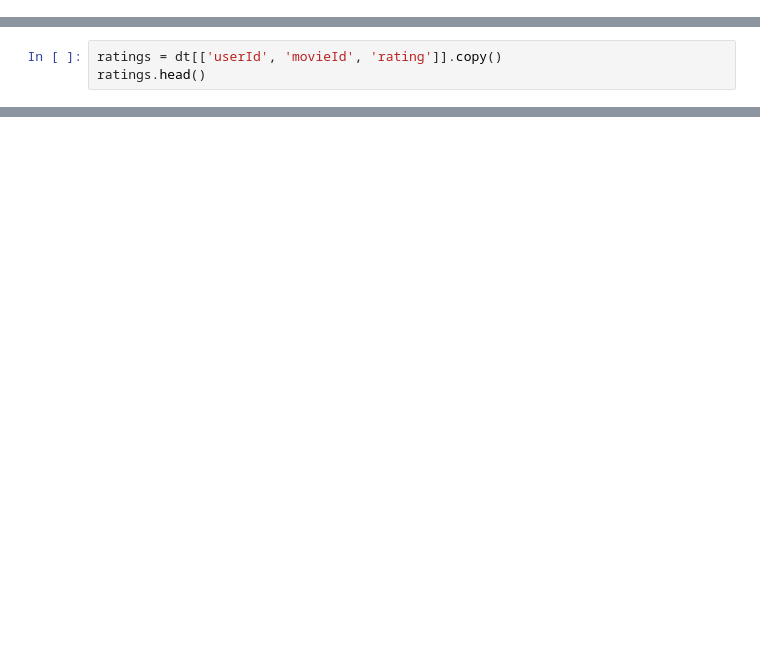
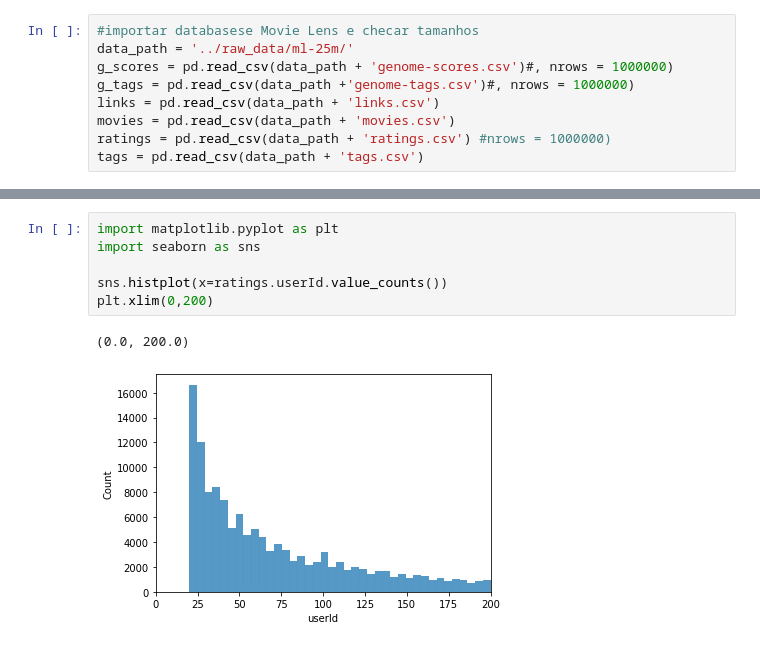
Before and after one commit to joaquim-oliveira-neto/rogue, a Jupyter notebook: notebooks/berns-model-collaborative.ipynb, the cells around one changed output, grey strips where cells are left out. Drawn from its saved outputs; the diff is of its cells as text; blank space fills up the shorter version.

```diff
--- a/notebooks/berns-model-collaborative.ipynb
+++ b/notebooks/berns-model-collaborative.ipynb
@@ -5,0 +8,9 @@ ratings = pd.read_csv('../raw_data/ml-25m/ratings.csv')
+# %%
+#importar databasese Movie Lens e checar tamanhos
+data_path = '../raw_data/ml-25m/'
+g_scores = pd.read_csv(data_path + 'genome-scores.csv')#, nrows = 1000000)
+g_tags = pd.read_csv(data_path +'genome-tags.csv')#, nrows = 1000000)
+links = pd.read_csv(data_path + 'links.csv')
+movies = pd.read_csv(data_path + 'movies.csv')
+ratings = pd.read_csv(data_path + 'ratings.csv') #nrows = 1000000)
+tags = pd.read_csv(data_path + 'tags.csv')
@@ -34,3 +450,0 @@ dt.head()
-# %%
-ratings = dt[['userId', 'movieId', 'rating']].copy()
-ratings.head()
@@ -83,0 +569,9 @@ plt.title('KMeans clustering'); plt.xlabel('PC 1'); plt.ylabel('PC 2')
+# %%
+import matplotlib.pyplot as plt
+import seaborn as sns
+
+sns.histplot(x=ratings.userId.value_counts())
+plt.xlim(0,200)
+# %% [output]
+(0.0, 200.0)
+[figure, added]
```
Also changed, not shown: parts of 117 cells of this notebook.
